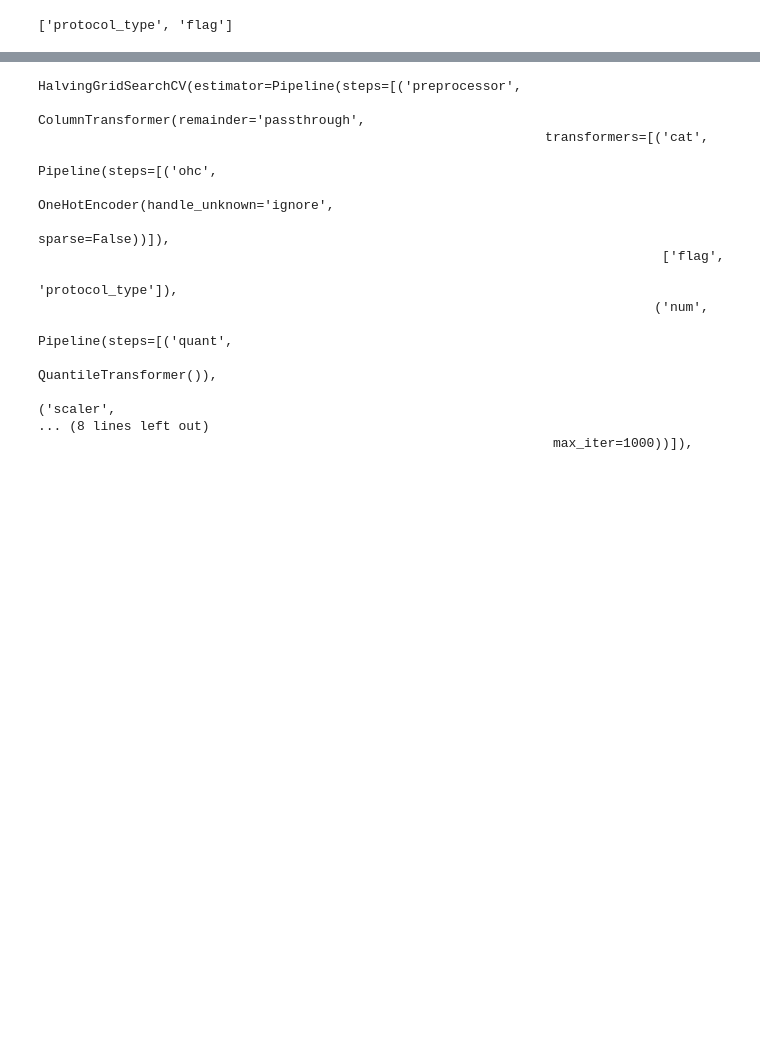
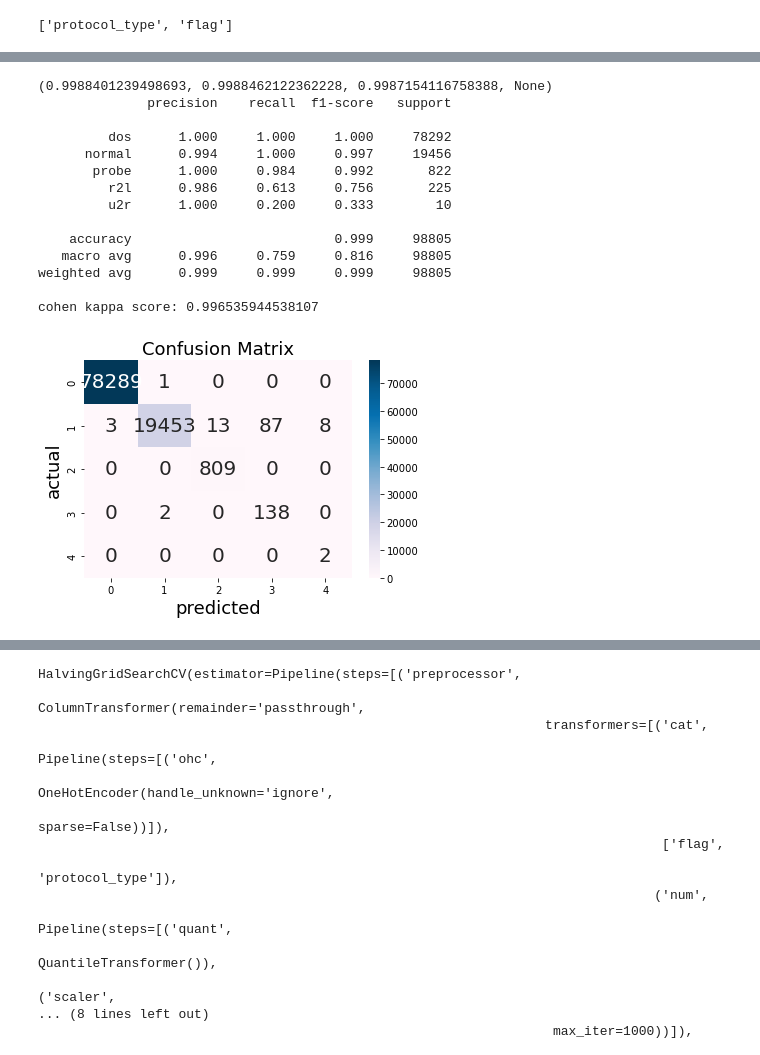
Before and after one commit to vladyslavmakartet/earin_labs, a Jupyter notebook: lab4/task.ipynb, the cells around one changed output, grey strips where cells are left out. Saved outputs shown, nothing was run; the diff lists cells and outputs as text; code cells hidden in the pictures; blank space fills up the shorter version.

```diff
--- a/lab4/task.ipynb
+++ b/lab4/task.ipynb
@@ -421,0 +504,9 @@ y = df_test['attack_type']
+# %%
+from sklearn.ensemble import RandomForestClassifier
+clf2 = RandomForestClassifier(n_estimators=50,
+                             max_depth=10,
+                             random_state=2)
+
+
+
+clf2.fit(df_train_witout_pipeline, y_train)
@@ -421,0 +534,19 @@ y = df_test['attack_type']
+# %%
+y_pred_forest = clf2.predict(df_test_without_pipeline)
+evaluation(y_pred_forest, y_test) # with cross validation
+# %% [output]
+(0.9988401239498693, 0.9988462122362228, 0.9987154116758388, None)
+              precision    recall  f1-score   support
+
+         dos      1.000     1.000     1.000     78292
+      normal      0.994     1.000     0.997     19456
+       probe      1.000     0.984     0.992       822
+         r2l      0.986     0.613     0.756       225
+         u2r      1.000     0.200     0.333        10
+
+    accuracy                          0.999     98805
+   macro avg      0.996     0.759     0.816     98805
+weighted avg      0.999     0.999     0.999     98805
+
+cohen kappa score: 0.996535944538107
+[figure, added]
```
Also changed, not shown: parts of 18 cells of this notebook.
